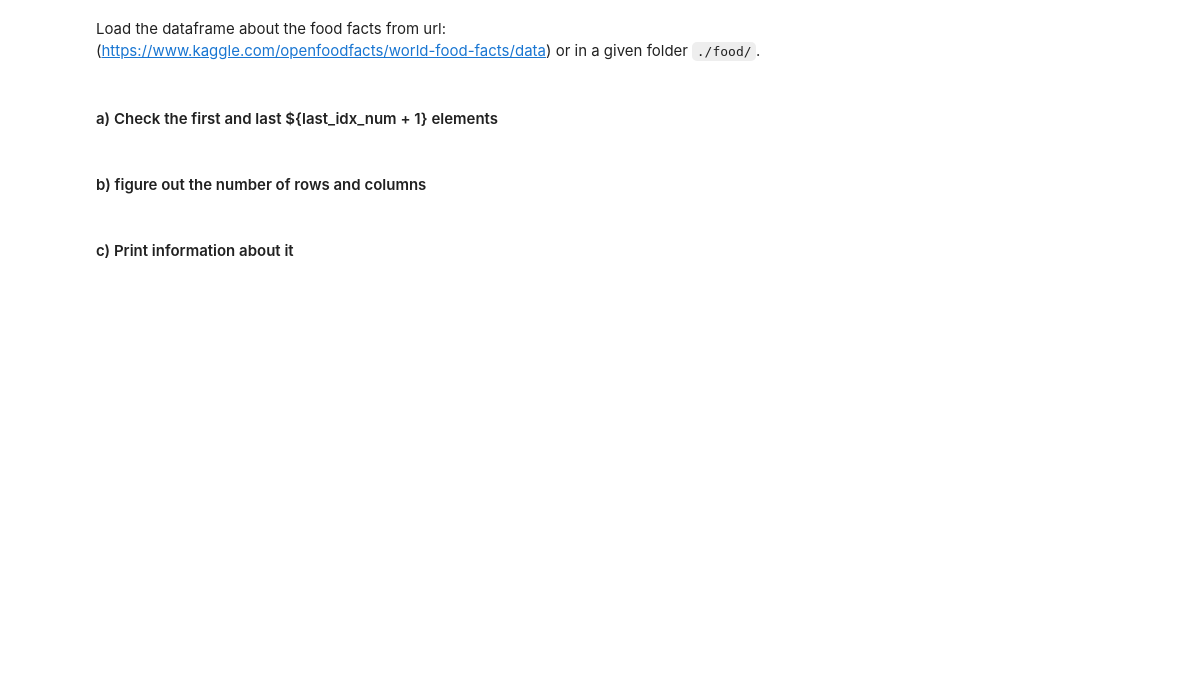
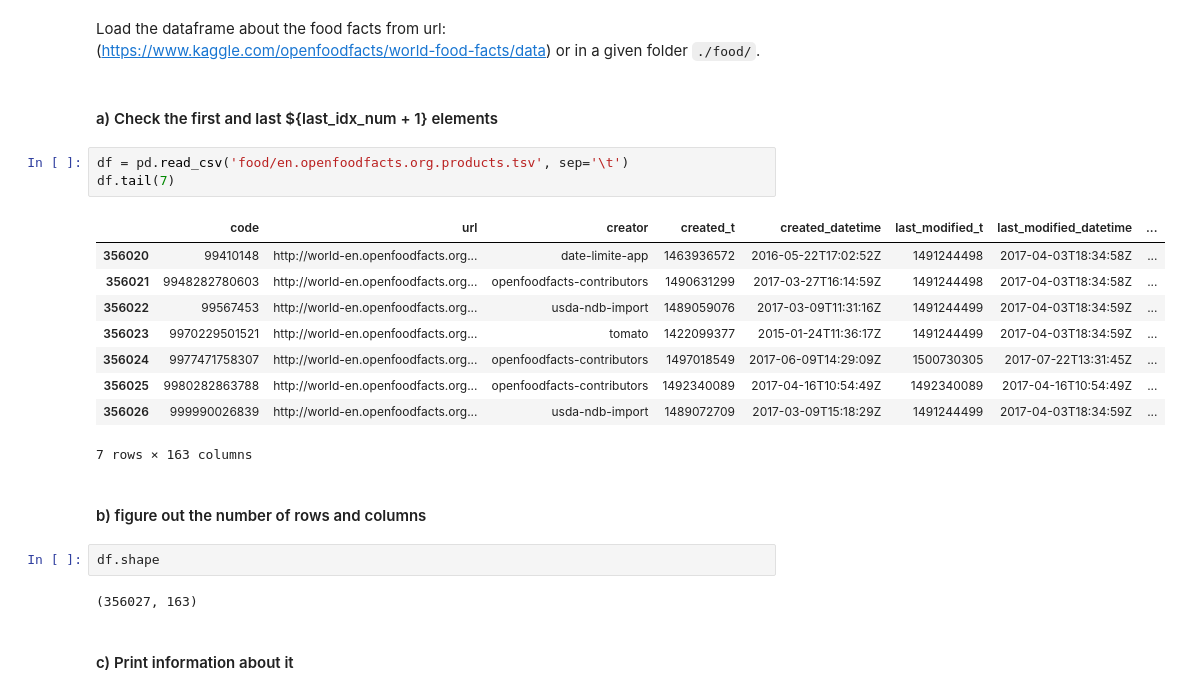
Before and after one commit to KAdamczyk12233/MachineLearning-Winter-22-23s, a Jupyter notebook: Lab1/pandas.ipynb, the cells around one changed output. Saved outputs shown, nothing was run; the diff lists cells and outputs as text; blank space fills up the shorter version.

````diff
--- a/Lab1/pandas.ipynb
+++ b/Lab1/pandas.ipynb
@@ -22,7 +22,24 @@ idx = 111111
 Load the dataframe about the food facts from url:(https://www.kaggle.com/openfoodfacts/world-food-facts/data) or in a given folder ```./food/```.
 # %% [markdown]
 #### a) Check the first and last ${last_idx_num + 1} elements
+# %%
+df = pd.read_csv('food/en.openfoodfacts.org.products.tsv', sep='\t')
+df.tail(7)
+# %% [output]
+|  | code | url | creator | created_t | created_datetime | last_modified_t | last_modified_datetime | ... |
+| 356020 | 99410148 | http://world-en.openfoodfacts.org... | date-limite-app | 1463936572 | 2016-05-22T17:02:52Z | 1491244498 | 2017-04-03T18:34:58Z | ... |
+| 356021 | 9948282780603 | http://world-en.openfoodfacts.org... | openfoodfacts-contributors | 1490631299 | 2017-03-27T16:14:59Z | 1491244498 | 2017-04-03T18:34:58Z | ... |
+| 356022 | 99567453 | http://world-en.openfoodfacts.org... | usda-ndb-import | 1489059076 | 2017-03-09T11:31:16Z | 1491244499 | 2017-04-03T18:34:59Z | ... |
+| 356023 | 9970229501521 | http://world-en.openfoodfacts.org... | tomato | 1422099377 | 2015-01-24T11:36:17Z | 1491244499 | 2017-04-03T18:34:59Z | ... |
+| 356024 | 9977471758307 | http://world-en.openfoodfacts.org... | openfoodfacts-contributors | 1497018549 | 2017-06-09T14:29:09Z | 1500730305 | 2017-07-22T13:31:45Z | ... |
+| 356025 | 9980282863788 | http://world-en.openfoodfacts.org... | openfoodfacts-contributors | 1492340089 | 2017-04-16T10:54:49Z | 1492340089 | 2017-04-16T10:54:49Z | ... |
+| 356026 | 999990026839 | http://world-en.openfoodfacts.org... | usda-ndb-import | 1489072709 | 2017-03-09T15:18:29Z | 1491244499 | 2017-04-03T18:34:59Z | ... |
+7 rows × 163 columns
 # %% [markdown]
 #### b) figure out the number of rows and columns
+# %%
+df.shape
+# %% [output]
+(356027, 163)
 # %% [markdown]
 #### c) Print information about it
````
Also changed, not shown: parts of 13 cells of this notebook, 3 other files.
